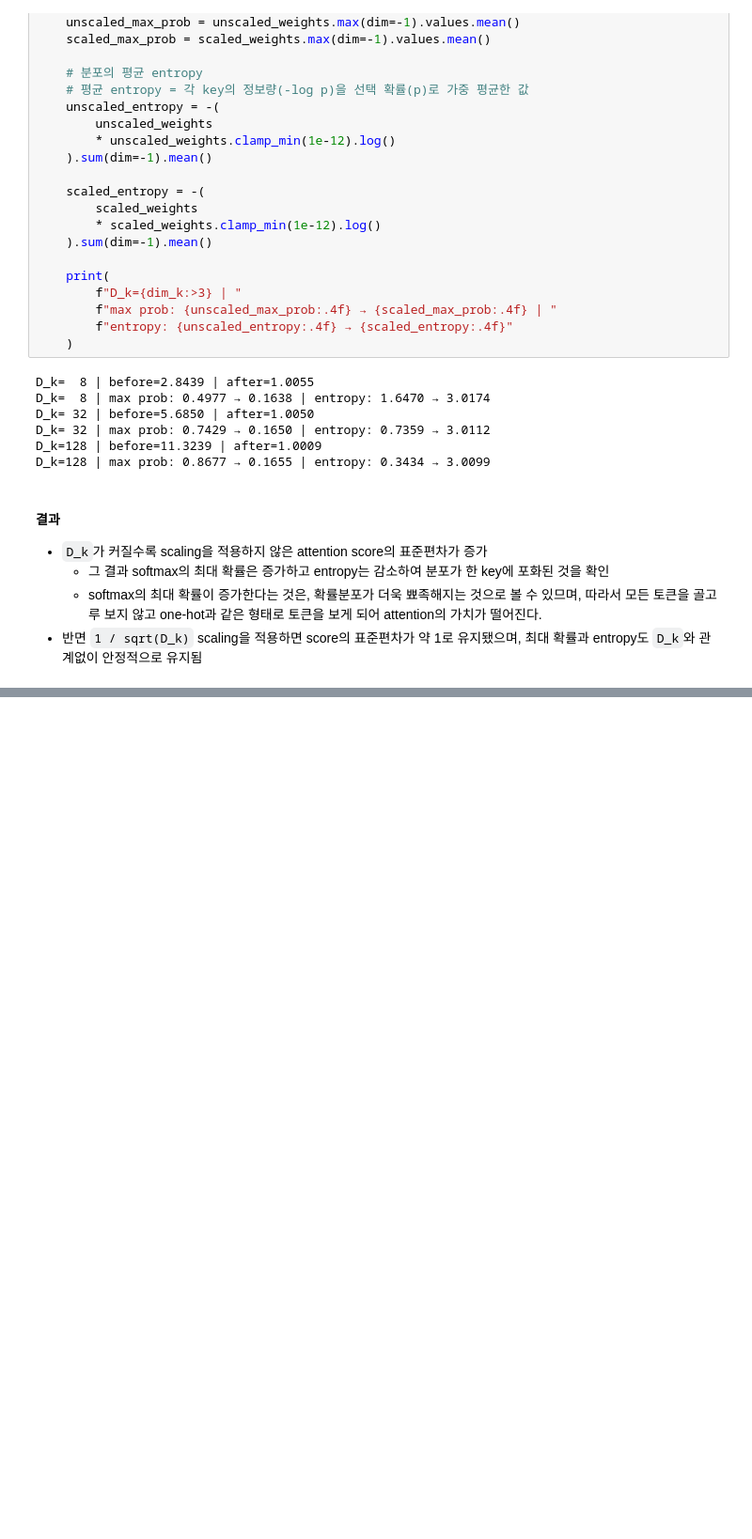
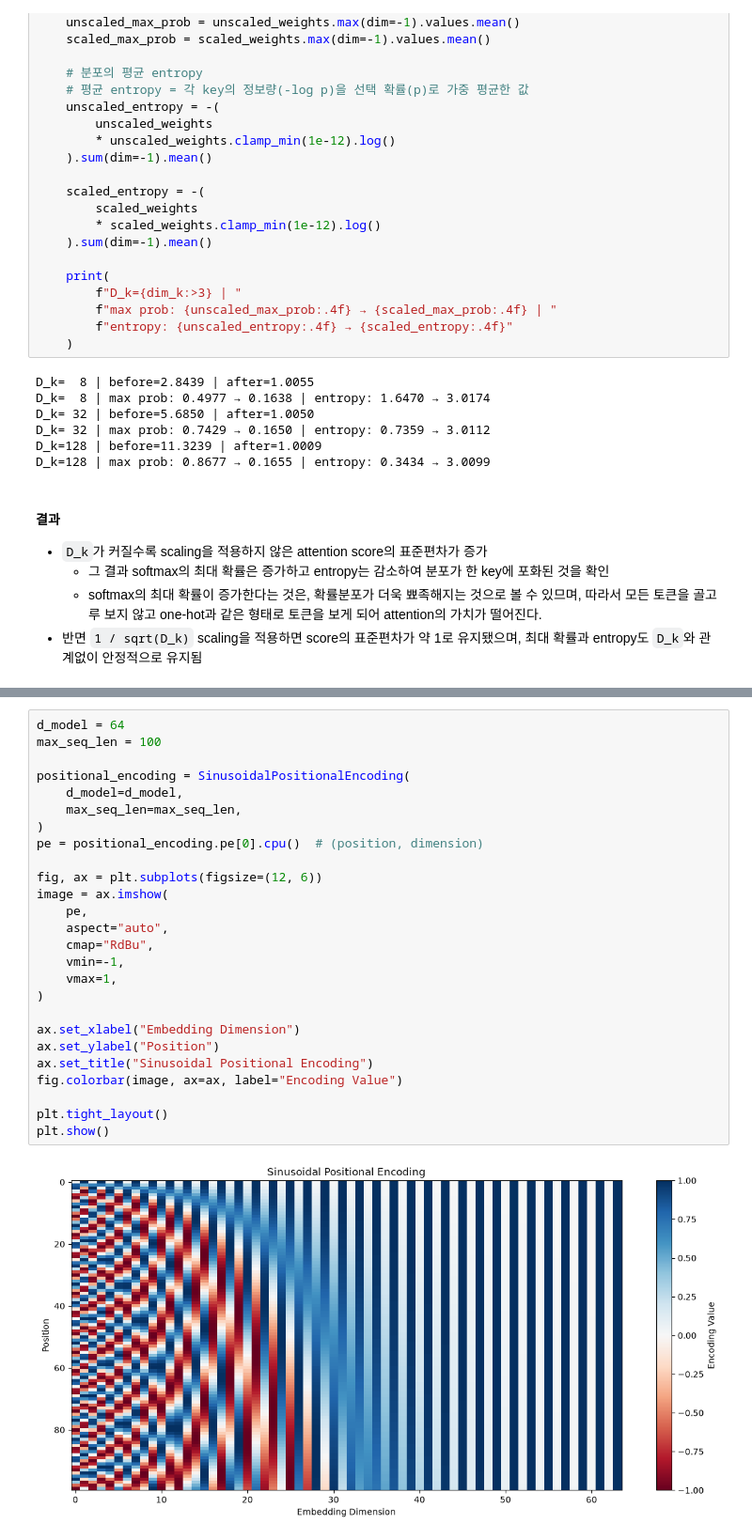
Before and after one commit to r-jelly/model-from-scratch, a Jupyter notebook: 03-transformer-block/experiment.ipynb, the cells around one changed output, grey strips where cells are left out. Shown at 94% size. Drawn from its saved outputs; the diff is of its cells as text; blank space fills up the shorter version.

Commit message:
feat: add positional encoding experiments

```diff
--- a/03-transformer-block/experiment.ipynb
+++ b/03-transformer-block/experiment.ipynb
@@ -97,0 +115,28 @@ D_k=128 | max prob: 0.8677 → 0.1655 | entropy: 0.3434 → 3.0099
+# %%
+d_model = 64
+max_seq_len = 100
+
+positional_encoding = SinusoidalPositionalEncoding(
+    d_model=d_model,
+    max_seq_len=max_seq_len,
+)
+pe = positional_encoding.pe[0].cpu()  # (position, dimension)
+
+fig, ax = plt.subplots(figsize=(12, 6))
+image = ax.imshow(
+    pe,
+    aspect="auto",
+    cmap="RdBu",
+    vmin=-1,
+    vmax=1,
+)
+
+ax.set_xlabel("Embedding Dimension")
+ax.set_ylabel("Position")
+ax.set_title("Sinusoidal Positional Encoding")
+fig.colorbar(image, ax=ax, label="Encoding Value")
+
+plt.tight_layout()
+plt.show()
+# %% [output]
+[figure, added]
```
Also changed, not shown: parts of 6 cells of this notebook, 1 other file.
